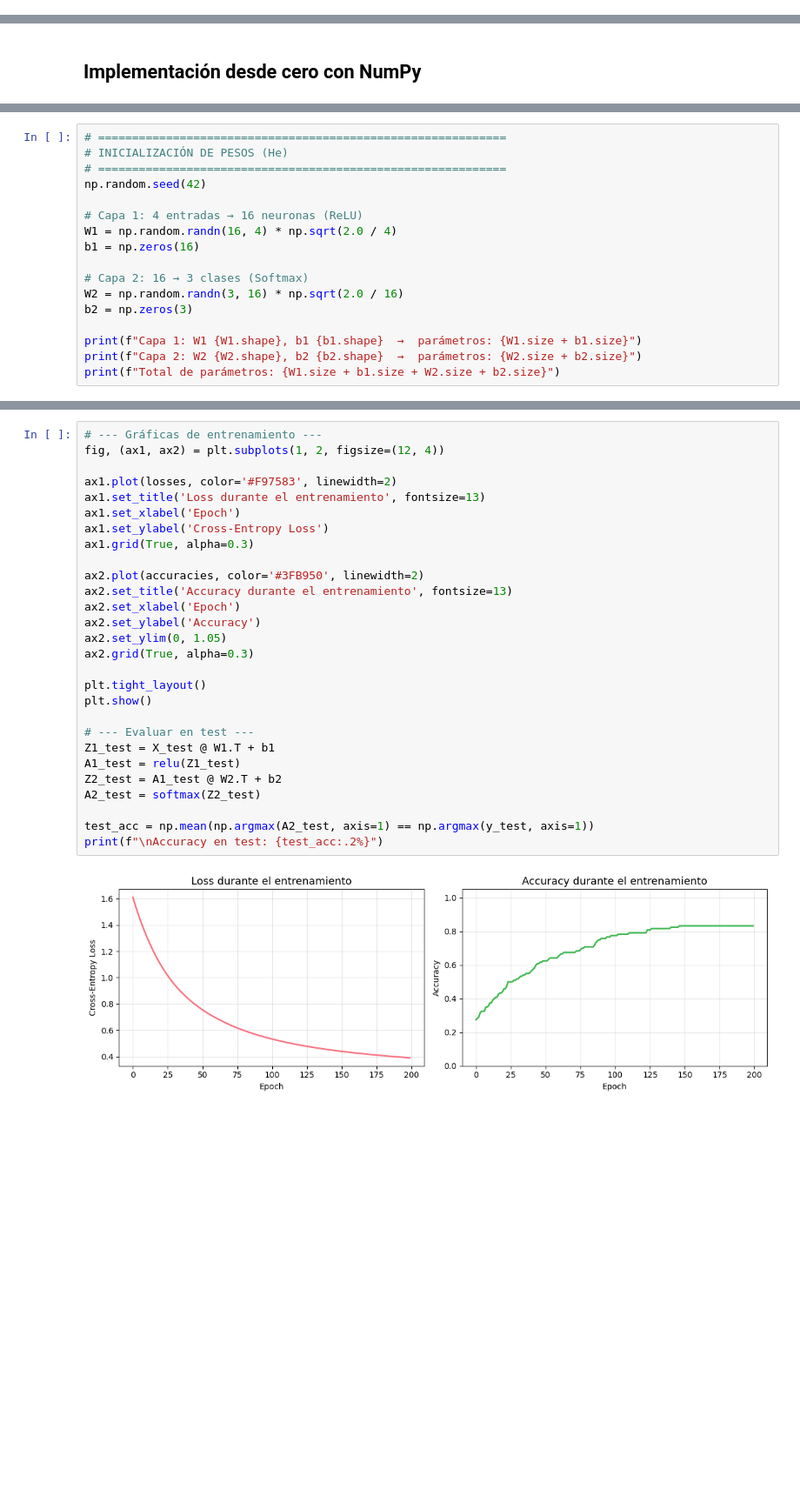
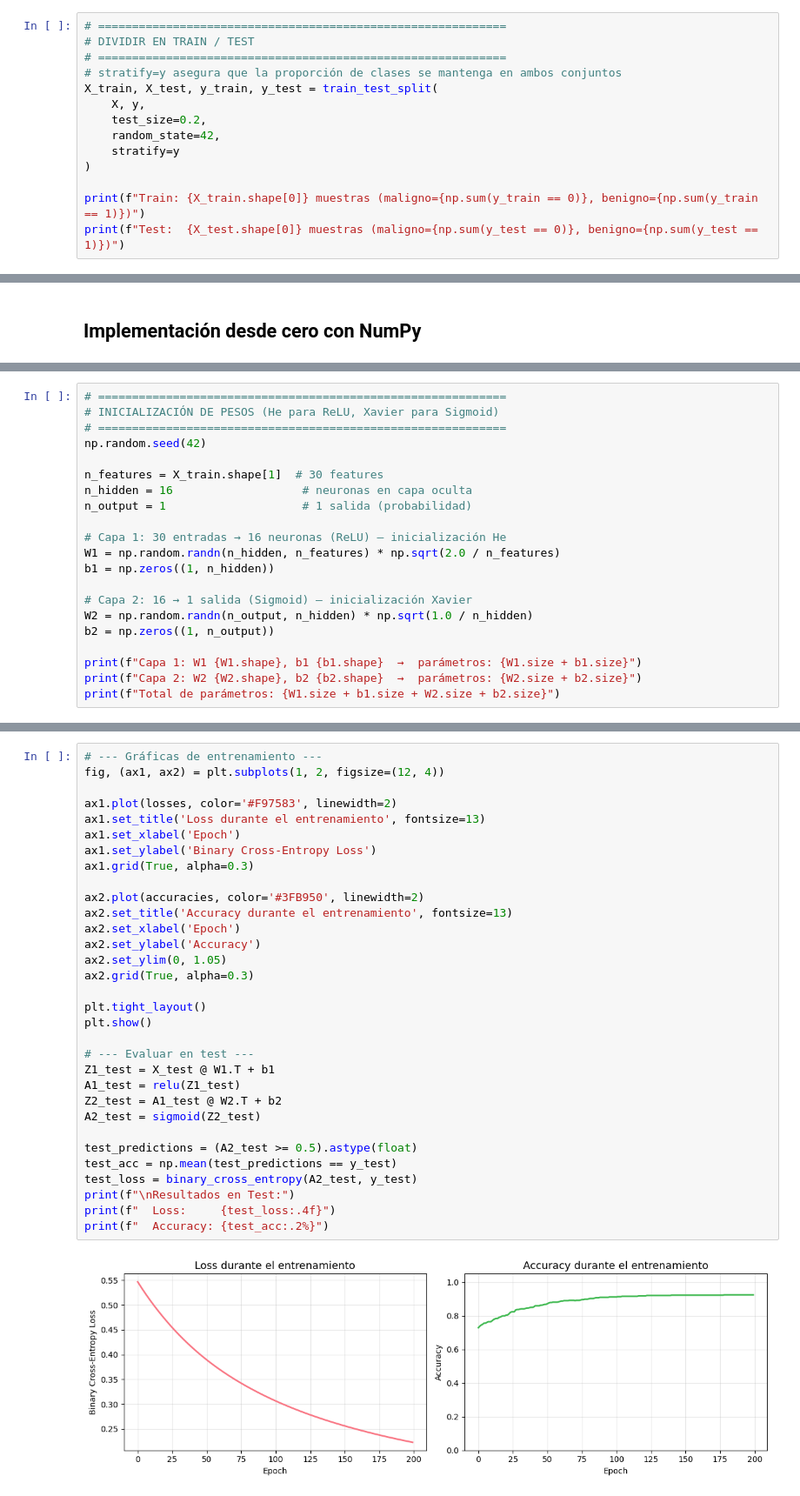
Before and after one commit to joserlandero/Redes_Neuronales, a Jupyter notebook: 00_introduccion/01/01_ciclo_de_aprendizaje.ipynb, the cells around one changed output, grey strips where cells are left out. Shown at 87% size. Drawn from its saved outputs; the diff is of its cells as text; blank space fills up the shorter version.

```diff
--- a/00_introduccion/01/01_ciclo_de_aprendizaje.ipynb
+++ b/00_introduccion/01/01_ciclo_de_aprendizaje.ipynb
@@ -348,0 +443,14 @@ El flujo en cada iteración (epoch):
+# %%
+# ============================================================
+# DIVIDIR EN TRAIN / TEST
+# ============================================================
+# stratify=y asegura que la proporción de clases se mantenga en ambos conjuntos
+X_train, X_test, y_train, y_test = train_test_split(
+    X, y,
+    test_size=0.2,
+    random_state=42,
+    stratify=y
+)
+
+print(f"Train: {X_train.shape[0]} muestras (maligno={np.sum(y_train == 0)}, benigno={np.sum(y_train == 1)})")
+print(f"Test:  {X_test.shape[0]} muestras (maligno={np.sum(y_test == 0)}, benigno={np.sum(y_test == 1)})")
@@ -407,16 +513,20 @@ Clases: ['setosa' 'versicolor' 'virginica']
 # %%
 # ============================================================
-# INICIALIZACIÓN DE PESOS (He)
+# INICIALIZACIÓN DE PESOS (He para ReLU, Xavier para Sigmoid)
 # ============================================================
 np.random.seed(42)
 
-# Capa 1: 4 entradas → 16 neuronas (ReLU)
-W1 = np.random.randn(16, 4) * np.sqrt(2.0 / 4)
-b1 = np.zeros(16)
+n_features = X_train.shape[1]  # 30 features
+n_hidden = 16                   # neuronas en capa oculta
+n_output = 1                    # 1 salida (probabilidad)
 
-# Capa 2: 16 → 3 clases (Softmax)
-W2 = np.random.randn(3, 16) * np.sqrt(2.0 / 16)
-b2 = np.zeros(3)
+# Capa 1: 30 entradas → 16 neuronas (ReLU) — inicialización He
+W1 = np.random.randn(n_hidden, n_features) * np.sqrt(2.0 / n_features)
+b1 = np.zeros((1, n_hidden))
+
+# Capa 2: 16 → 1 salida (Sigmoid) — inicialización Xavier
+W2 = np.random.randn(n_output, n_hidden) * np.sqrt(1.0 / n_hidden)
+b2 = np.zeros((1, n_output))
 
 print(f"Capa 1: W1 {W1.shape}, b1 {b1.shape}  →  parámetros: {W1.size + b1.size}")
 print(f"Capa 2: W2 {W2.shape}, b2 {b2.shape}  →  parámetros: {W2.size + b2.size}")
@@ -494,30 +603,34 @@ Epoch 200  |  Loss: 0.3907  |  Accuracy: 83.33%
 # %%
 # --- Gráficas de entrenamiento ---
 fig, (ax1, ax2) = plt.subplots(1, 2, figsize=(12, 4))
 
 ax1.plot(losses, color='#F97583', linewidth=2)
 ax1.set_title('Loss durante el entrenamiento', fontsize=13)
 ax1.set_xlabel('Epoch')
-ax1.set_ylabel('Cross-Entropy Loss')
+ax1.set_ylabel('Binary Cross-Entropy Loss')
 ax1.grid(True, alpha=0.3)
 
 ax2.plot(accuracies, color='#3FB950', linewidth=2)
 ax2.set_title('Accuracy durante el entrenamiento', fontsize=13)
 ax2.set_xlabel('Epoch')
 ax2.set_ylabel('Accuracy')
 ax2.set_ylim(0, 1.05)
 ax2.grid(True, alpha=0.3)
 
 plt.tight_layout()
 plt.show()
 
 # --- Evaluar en test ---
 Z1_test = X_test @ W1.T + b1
 A1_test = relu(Z1_test)
 Z2_test = A1_test @ W2.T + b2
-A2_test = softmax(Z2_test)
+A2_test = sigmoid(Z2_test)
 
-test_acc = np.mean(np.argmax(A2_test, axis=1) == np.argmax(y_test, axis=1))
-print(f"\nAccuracy en test: {test_acc:.2%}")
+test_predictions = (A2_test >= 0.5).astype(float)
+test_acc = np.mean(test_predictions == y_test)
+test_loss = binary_cross_entropy(A2_test, y_test)
+print(f"\nResultados en Test:")
+print(f"  Loss:     {test_loss:.4f}")
+print(f"  Accuracy: {test_acc:.2%}")
 # %% [output]
-[figure, old version]
+[figure, new version]
```
Also changed, not shown: parts of 21 cells of this notebook, 2 other files.
